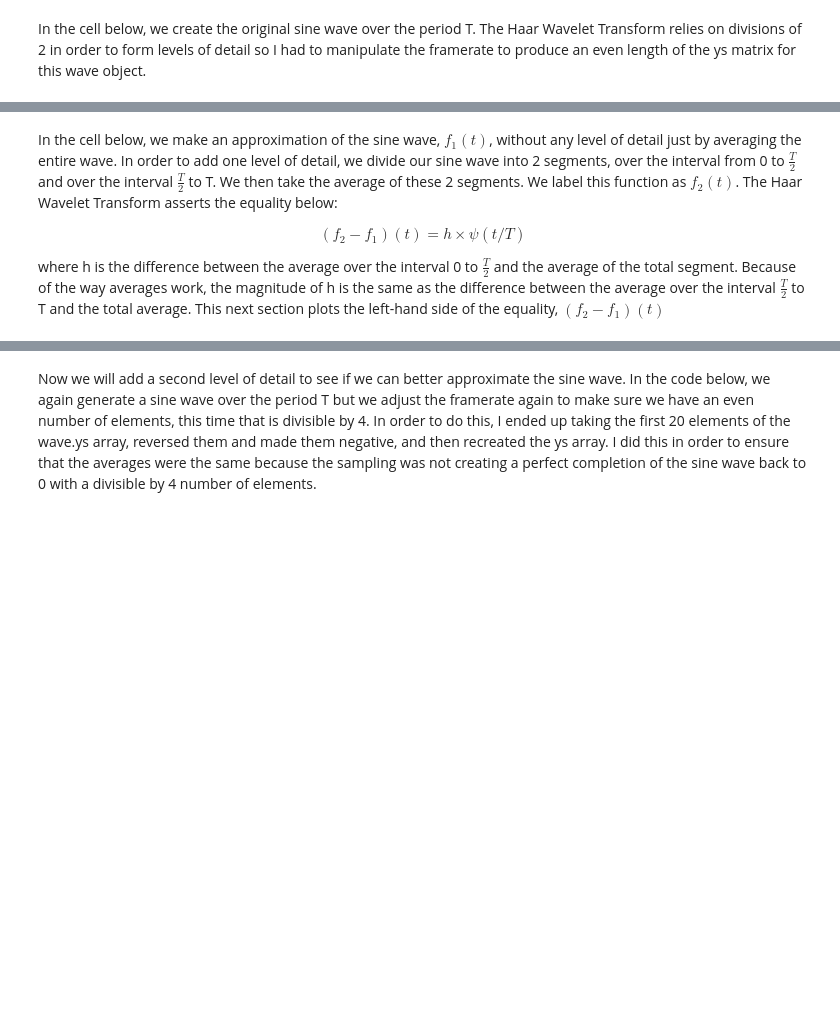
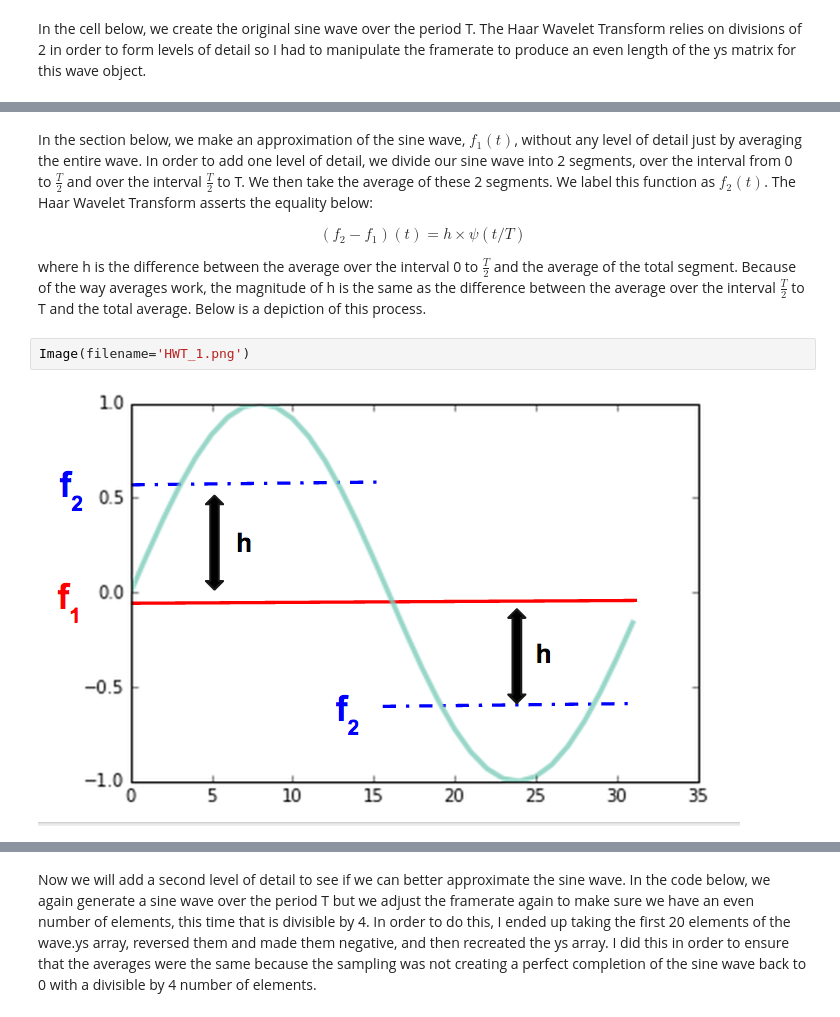
Before and after one commit to dinopants174/SigSys_Final_Project, a Jupyter notebook: ZG_Haar_Wavelet_Test.ipynb, the cells around one changed output, grey strips where cells are left out. Drawn from its saved outputs; the diff is of its cells as text; blank space fills up the shorter version.

```diff
--- a/ZG_Haar_Wavelet_Test.ipynb
+++ b/ZG_Haar_Wavelet_Test.ipynb
@@ -29,6 +30,10 @@ thinkplot.plot(wave.ys)
 # %% [markdown]
-In the cell below, we make an approximation of the sine wave, $f_1(t)$, without any level of detail just by averaging the entire wave. In order to add one level of detail, we divide our sine wave into 2 segments, over the interval from 0 to $\frac{T}{2}$ and over the interval $\frac{T}{2}$ to T. We then take the average of these 2 segments. We label this function as $f_2(t)$. The Haar Wavelet Transform asserts the equality below:
+In the section below, we make an approximation of the sine wave, $f_1(t)$, without any level of detail just by averaging the entire wave. In order to add one level of detail, we divide our sine wave into 2 segments, over the interval from 0 to $\frac{T}{2}$ and over the interval $\frac{T}{2}$ to T. We then take the average of these 2 segments. We label this function as $f_2(t)$. The Haar Wavelet Transform asserts the equality below:
 
 $$(f_2 - f_1)(t) = h \times \psi(t/T)$$
 
-where h is the difference between the average over the interval 0 to $\frac{T}{2}$ and the average of the total segment. Because of the way averages work, the magnitude of h is the same as the difference between the average over the interval $\frac{T}{2}$ to T and the total average. This next section plots the left-hand side of the equality, $(f_2 - f_1)(t)$
+where h is the difference between the average over the interval 0 to $\frac{T}{2}$ and the average of the total segment. Because of the way averages work, the magnitude of h is the same as the difference between the average over the interval $\frac{T}{2}$ to T and the total average. Below is a depiction of this process.
+# %%
+Image(filename='HWT_1.png')
+# %% [output]
+[figure, added]
```
Also changed, not shown: parts of 18 cells of this notebook.
